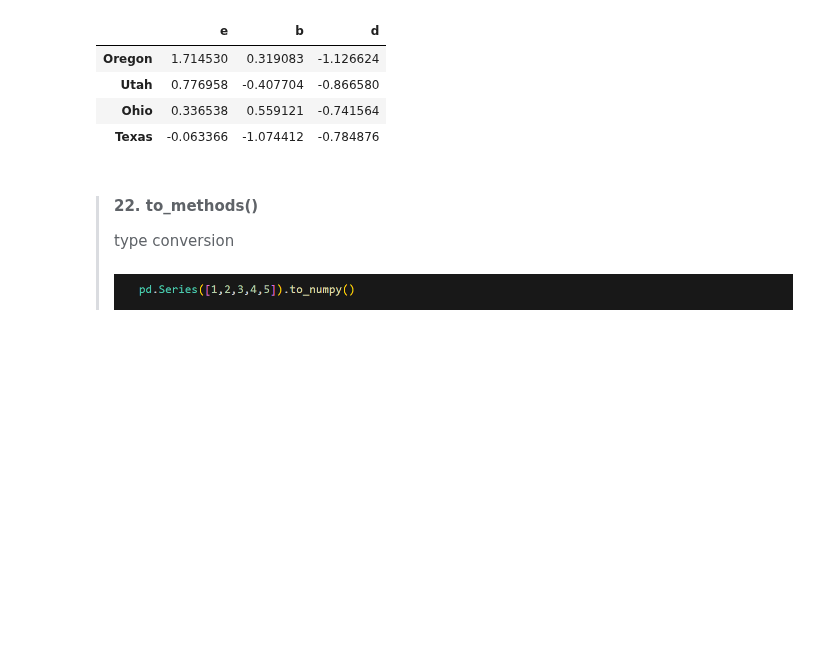
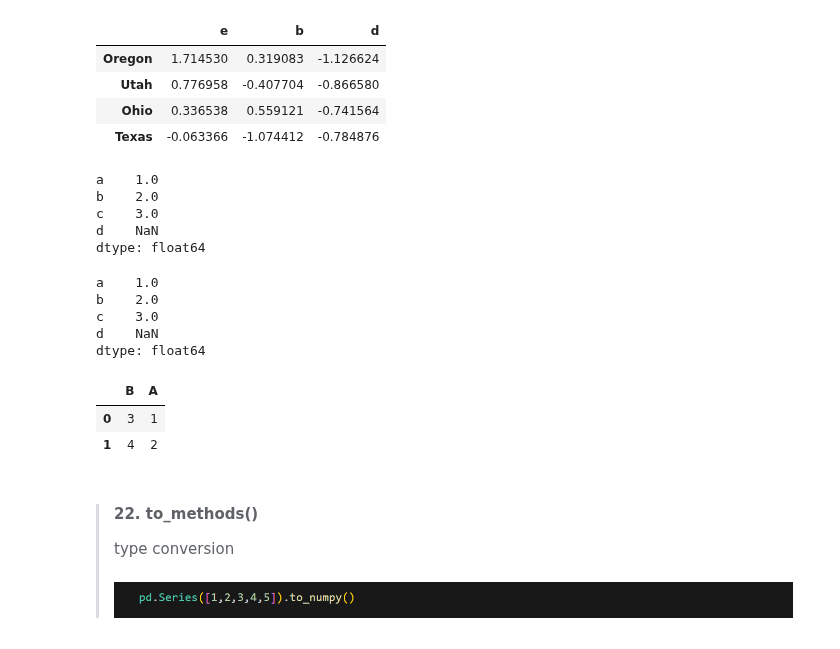
Before and after one commit to Shriram-Vibhute/CampusX-DSMP2.0, a Jupyter notebook: Pandas/Series and DataFrames/Series.ipynb, the cells around one changed output. Drawn from its saved outputs; the diff is of its cells as text; code cells hidden in the pictures; blank space fills up the shorter version.

```diff
--- a/Pandas/Series and DataFrames/Series.ipynb
+++ b/Pandas/Series and DataFrames/Series.ipynb
@@ -926,6 +958,42 @@ frame.reindex(index=["Oregon", "Utah", "Ohio", "Texas"], columns = ['e', 'b', 'd
 | Utah | 0.776958 | -0.407704 | -0.866580 |
 | Ohio | 0.336538 | 0.559121 | -0.741564 |
 | Texas | -0.063366 | -1.074412 | -0.784876 |
+# %%
+# Reorder/Select Index Labels
+s = pd.Series([1, 2, 3], index=['a', 'b', 'c'])
+s.reindex(['a', 'b', 'c', 'd'])  # d=NaN (missing value)
+# %% [output]
+a    1.0
+b    2.0
+c    3.0
+d    NaN
+dtype: float64
+# %%
+# Fill Missing Values
+# Forward fill missing values
+s.reindex(['a', 'b', 'c', 'd'], method='ffill')
+
+# Backward fill
+s.reindex(['a', 'b', 'c', 'd'], method='bfill')
+# %% [output]
+a    1.0
+b    2.0
+c    3.0
+d    NaN
+dtype: float64
+# %%
+# DataFrame Row/Column Reordering
+df = pd.DataFrame({'A': [1, 2], 'B': [3, 4]}, index=[0, 1])
+
+# Reorder rows
+df.reindex([1, 0])
+
+# Reorder columns
+df.reindex(columns=['B', 'A'])
+# %% [output]
+|  | B | A |
+| 0 | 3 | 1 |
+| 1 | 4 | 2 |
 # %% [markdown]
 > #### 22. to_methods()
 > type conversion<br><br>
```
Also changed, not shown: parts of 4 cells of this notebook, 1 other file.
